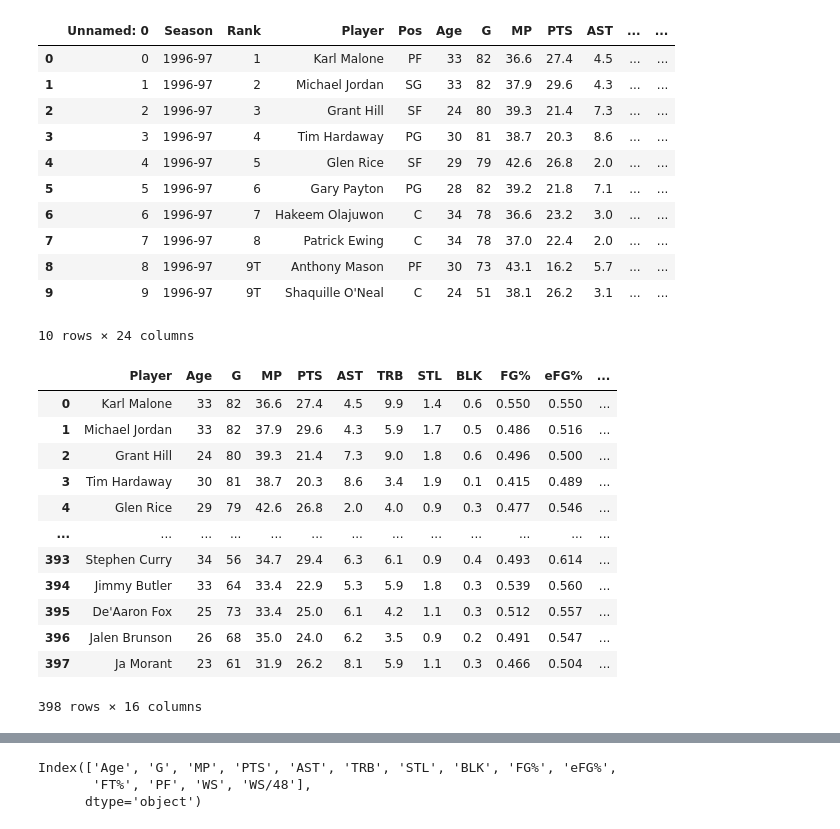
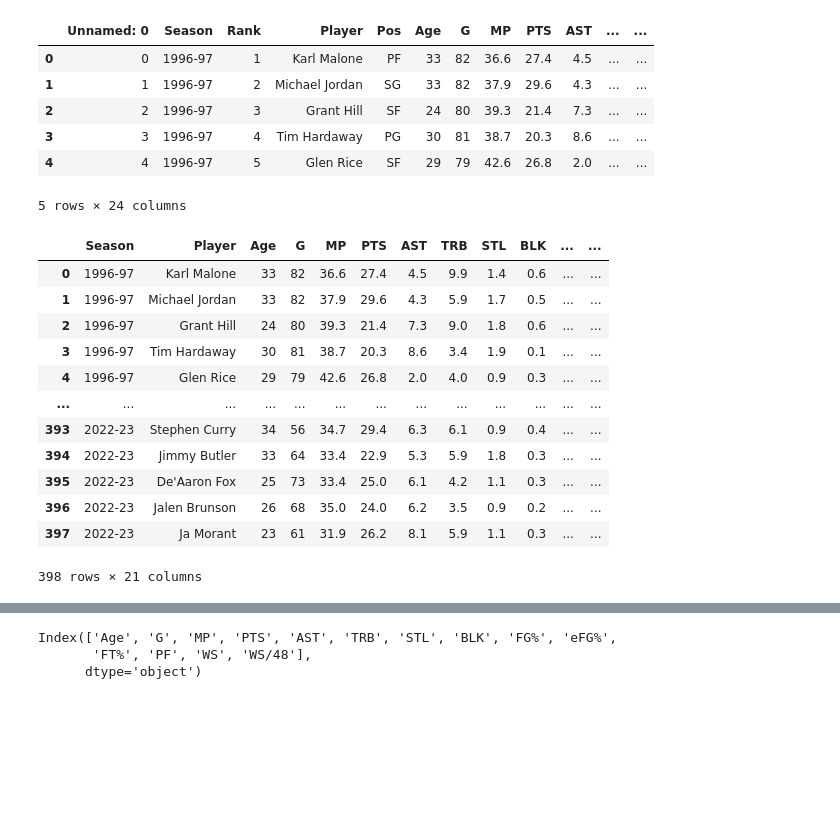
Before and after one commit to Hensonkk/Machine-Learning-NBA-MVP, a Jupyter notebook: MVP Machine Learning Model testing- Key.ipynb, the cells around one changed output, grey strips where cells are left out. Saved outputs shown, nothing was run; the diff lists cells and outputs as text; code cells hidden in the pictures; blank space fills up the shorter version.

```diff
--- a/MVP Machine Learning Model testing- Key.ipynb
+++ b/MVP Machine Learning Model testing- Key.ipynb
@@ -6,7 +9,7 @@ from sklearn.ensemble import RandomForestClassifier
 from sklearn.metrics import accuracy_score, classification_report
 # %%
 nba_mvp_history = pd.read_csv("Datasets/mvps_stats_all_seasons_revised.csv")
-nba_mvp_history.head(10)
+nba_mvp_history.head()
 # %% [output]
 |  | Unnamed: 0 | Season | Rank | Player | Pos | Age | G | MP | PTS | AST | ... | ... |
 | 0 | 0 | 1996-97 | 1 | Karl Malone | PF | 33 | 82 | 36.6 | 27.4 | 4.5 | ... | ... |
@@ -14,27 +17,22 @@ nba_mvp_history.head(10)
 | 2 | 2 | 1996-97 | 3 | Grant Hill | SF | 24 | 80 | 39.3 | 21.4 | 7.3 | ... | ... |
 | 3 | 3 | 1996-97 | 4 | Tim Hardaway | PG | 30 | 81 | 38.7 | 20.3 | 8.6 | ... | ... |
 | 4 | 4 | 1996-97 | 5 | Glen Rice | SF | 29 | 79 | 42.6 | 26.8 | 2.0 | ... | ... |
-| 5 | 5 | 1996-97 | 6 | Gary Payton | PG | 28 | 82 | 39.2 | 21.8 | 7.1 | ... | ... |
-| 6 | 6 | 1996-97 | 7 | Hakeem Olajuwon | C | 34 | 78 | 36.6 | 23.2 | 3.0 | ... | ... |
-| 7 | 7 | 1996-97 | 8 | Patrick Ewing | C | 34 | 78 | 37.0 | 22.4 | 2.0 | ... | ... |
-| 8 | 8 | 1996-97 | 9T | Anthony Mason | PF | 30 | 73 | 43.1 | 16.2 | 5.7 | ... | ... |
-| 9 | 9 | 1996-97 | 9T | Shaquille O'Neal | C | 24 | 51 | 38.1 | 26.2 | 3.1 | ... | ... |
-10 rows × 24 columns
+5 rows × 24 columns
 # %%
-mvp = nba_mvp_history.drop(columns = ['Unnamed: 0', 'Rank', 'Season', 'Pos', 'First', 'Pts Won', 'Pts Max', 'Share'])
+nba_mvp_history.drop(columns = ['Unnamed: 0', 'Rank', 'Pos'], inplace = True)
 # %%
-mvp
+nba_mvp_history
 # %% [output]
-|  | Player | Age | G | MP | PTS | AST | TRB | STL | BLK | FG% | eFG% | ... |
-| 0 | Karl Malone | 33 | 82 | 36.6 | 27.4 | 4.5 | 9.9 | 1.4 | 0.6 | 0.550 | 0.550 | ... |
-| 1 | Michael Jordan | 33 | 82 | 37.9 | 29.6 | 4.3 | 5.9 | 1.7 | 0.5 | 0.486 | 0.516 | ... |
-| 2 | Grant Hill | 24 | 80 | 39.3 | 21.4 | 7.3 | 9.0 | 1.8 | 0.6 | 0.496 | 0.500 | ... |
-| 3 | Tim Hardaway | 30 | 81 | 38.7 | 20.3 | 8.6 | 3.4 | 1.9 | 0.1 | 0.415 | 0.489 | ... |
-| 4 | Glen Rice | 29 | 79 | 42.6 | 26.8 | 2.0 | 4.0 | 0.9 | 0.3 | 0.477 | 0.546 | ... |
+|  | Season | Player | Age | G | MP | PTS | AST | TRB | STL | BLK | ... | ... |
+| 0 | 1996-97 | Karl Malone | 33 | 82 | 36.6 | 27.4 | 4.5 | 9.9 | 1.4 | 0.6 | ... | ... |
+| 1 | 1996-97 | Michael Jordan | 33 | 82 | 37.9 | 29.6 | 4.3 | 5.9 | 1.7 | 0.5 | ... | ... |
+| 2 | 1996-97 | Grant Hill | 24 | 80 | 39.3 | 21.4 | 7.3 | 9.0 | 1.8 | 0.6 | ... | ... |
+| 3 | 1996-97 | Tim Hardaway | 30 | 81 | 38.7 | 20.3 | 8.6 | 3.4 | 1.9 | 0.1 | ... | ... |
+| 4 | 1996-97 | Glen Rice | 29 | 79 | 42.6 | 26.8 | 2.0 | 4.0 | 0.9 | 0.3 | ... | ... |
 | ... | ... | ... | ... | ... | ... | ... | ... | ... | ... | ... | ... | ... |
-| 393 | Stephen Curry | 34 | 56 | 34.7 | 29.4 | 6.3 | 6.1 | 0.9 | 0.4 | 0.493 | 0.614 | ... |
-| 394 | Jimmy Butler | 33 | 64 | 33.4 | 22.9 | 5.3 | 5.9 | 1.8 | 0.3 | 0.539 | 0.560 | ... |
-| 395 | De'Aaron Fox | 25 | 73 | 33.4 | 25.0 | 6.1 | 4.2 | 1.1 | 0.3 | 0.512 | 0.557 | ... |
-| 396 | Jalen Brunson | 26 | 68 | 35.0 | 24.0 | 6.2 | 3.5 | 0.9 | 0.2 | 0.491 | 0.547 | ... |
-| 397 | Ja Morant | 23 | 61 | 31.9 | 26.2 | 8.1 | 5.9 | 1.1 | 0.3 | 0.466 | 0.504 | ... |
+| 393 | 2022-23 | Stephen Curry | 34 | 56 | 34.7 | 29.4 | 6.3 | 6.1 | 0.9 | 0.4 | ... | ... |
+| 394 | 2022-23 | Jimmy Butler | 33 | 64 | 33.4 | 22.9 | 5.3 | 5.9 | 1.8 | 0.3 | ... | ... |
+| 395 | 2022-23 | De'Aaron Fox | 25 | 73 | 33.4 | 25.0 | 6.1 | 4.2 | 1.1 | 0.3 | ... | ... |
+| 396 | 2022-23 | Jalen Brunson | 26 | 68 | 35.0 | 24.0 | 6.2 | 3.5 | 0.9 | 0.2 | ... | ... |
+| 397 | 2022-23 | Ja Morant | 23 | 61 | 31.9 | 26.2 | 8.1 | 5.9 | 1.1 | 0.3 | ... | ... |
-398 rows × 16 columns
+398 rows × 21 columns
```
Also changed, not shown: parts of 33 cells of this notebook, 4 other files.
